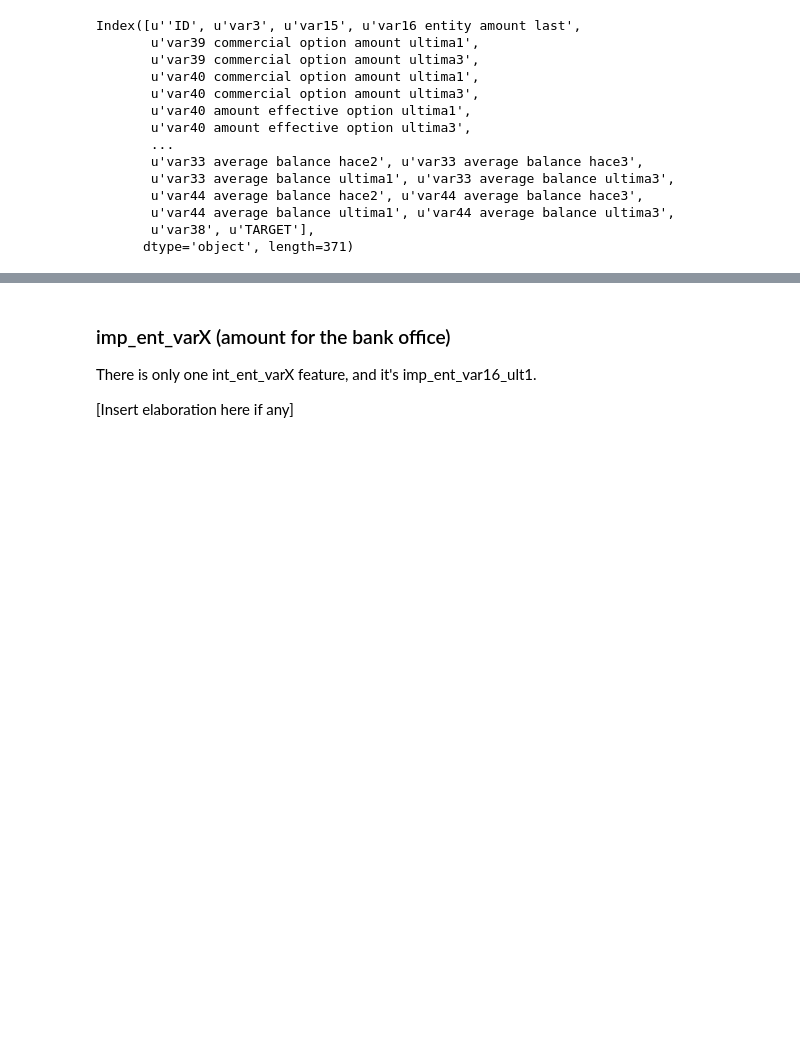
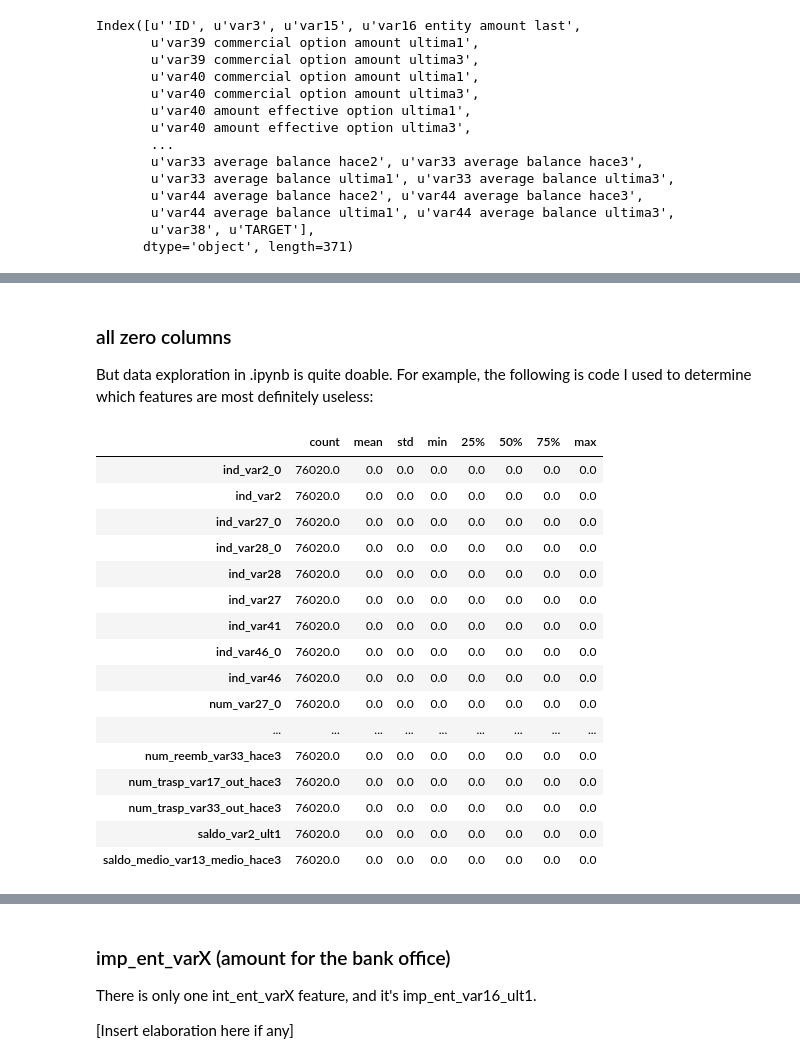
Before and after one commit to sketchychen/kaggle_santander, a Jupyter notebook: kaggle_santander_draft.ipynb, the cells around one changed output, grey strips where cells are left out. Cells and saved outputs as stored; diff of their text form; code cells hidden in the pictures; blank space fills up the shorter version.

```diff
--- a/kaggle_santander_draft.ipynb
+++ b/kaggle_santander_draft.ipynb
@@ -111,0 +140,30 @@ For visual simplicity's sake, when we're looking at data we'll be using the orig
+# %% [markdown]
+### all zero columns
+But data exploration in .ipynb is quite doable. For example, the following is code I used to determine which features are most definitely useless:
+# %%
+all_zero_feats = []
+
+# look for matching mins and maxes
+for index, row in sandescriber.iterrows():
+   if sandescriber.loc[index,'min'] == sandescriber.loc[index,'max']:
+    all_zero_feats.append(index)
+
+sandescriber.loc[all_zero_feats,:]
+# %% [output]
+|  | count | mean | std | min | 25% | 50% | 75% | max |
+| ind_var2_0 | 76020.0 | 0.0 | 0.0 | 0.0 | 0.0 | 0.0 | 0.0 | 0.0 |
+| ind_var2 | 76020.0 | 0.0 | 0.0 | 0.0 | 0.0 | 0.0 | 0.0 | 0.0 |
+| ind_var27_0 | 76020.0 | 0.0 | 0.0 | 0.0 | 0.0 | 0.0 | 0.0 | 0.0 |
+| ind_var28_0 | 76020.0 | 0.0 | 0.0 | 0.0 | 0.0 | 0.0 | 0.0 | 0.0 |
+| ind_var28 | 76020.0 | 0.0 | 0.0 | 0.0 | 0.0 | 0.0 | 0.0 | 0.0 |
+| ind_var27 | 76020.0 | 0.0 | 0.0 | 0.0 | 0.0 | 0.0 | 0.0 | 0.0 |
+| ind_var41 | 76020.0 | 0.0 | 0.0 | 0.0 | 0.0 | 0.0 | 0.0 | 0.0 |
+| ind_var46_0 | 76020.0 | 0.0 | 0.0 | 0.0 | 0.0 | 0.0 | 0.0 | 0.0 |
+| ind_var46 | 76020.0 | 0.0 | 0.0 | 0.0 | 0.0 | 0.0 | 0.0 | 0.0 |
+| num_var27_0 | 76020.0 | 0.0 | 0.0 | 0.0 | 0.0 | 0.0 | 0.0 | 0.0 |
+| ... | ... | ... | ... | ... | ... | ... | ... | ... |
+| num_reemb_var33_hace3 | 76020.0 | 0.0 | 0.0 | 0.0 | 0.0 | 0.0 | 0.0 | 0.0 |
+| num_trasp_var17_out_hace3 | 76020.0 | 0.0 | 0.0 | 0.0 | 0.0 | 0.0 | 0.0 | 0.0 |
+| num_trasp_var33_out_hace3 | 76020.0 | 0.0 | 0.0 | 0.0 | 0.0 | 0.0 | 0.0 | 0.0 |
+| saldo_var2_ult1 | 76020.0 | 0.0 | 0.0 | 0.0 | 0.0 | 0.0 | 0.0 | 0.0 |
+| saldo_medio_var13_medio_hace3 | 76020.0 | 0.0 | 0.0 | 0.0 | 0.0 | 0.0 | 0.0 | 0.0 |
```
Also changed, not shown: parts of 26 cells of this notebook, 1 other file.
